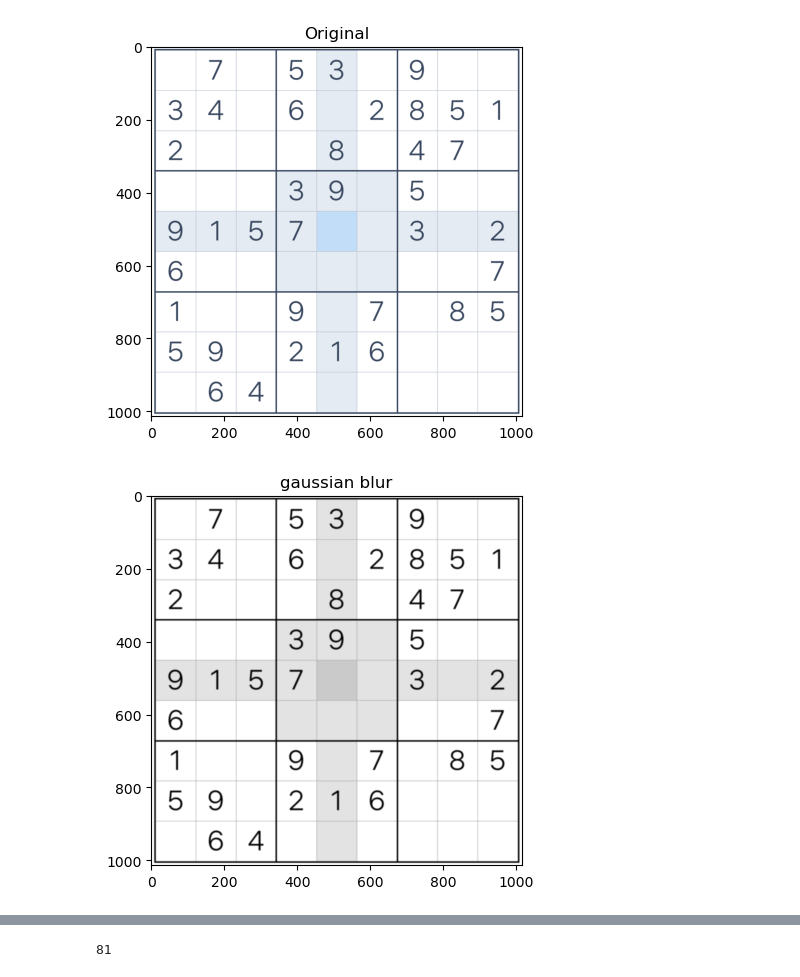
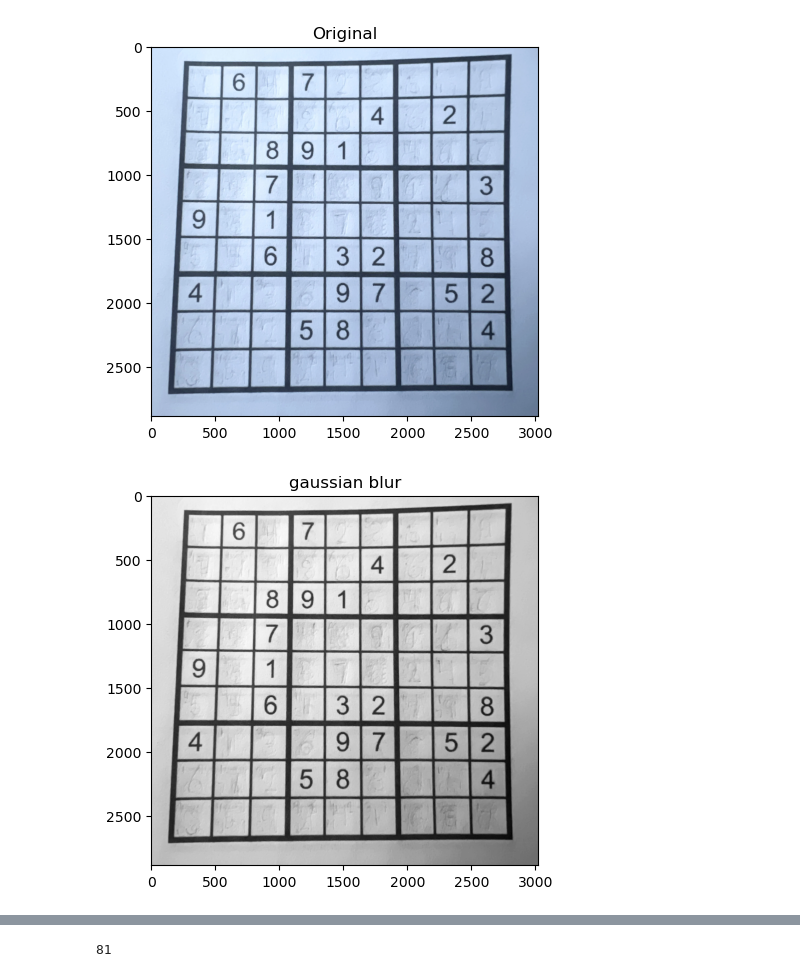
Before and after one commit to ypavanr/sudoku-image-solver, a Jupyter notebook: main.ipynb, the cells around one changed output, grey strips where cells are left out. Cells and saved outputs as stored; diff of their text form; code cells hidden in the pictures.

```diff
--- a/main.ipynb
+++ b/main.ipynb
@@ -1,14 +1,14 @@
 # %%
 import cv2
 import numpy as np
 import matplotlib.pyplot as plt
 
-img = cv2.imread('sudokuTest.png', cv2.IMREAD_COLOR)
+img = cv2.imread('sudokuTest2.png', cv2.IMREAD_COLOR)
 plt.title('Original')
 plt.imshow(cv2.cvtColor(img, cv2.COLOR_BGR2RGB))
 plt.show()
 # %% [output]
-[figure, old version]
+[figure, new version]
 # %%
 gray = cv2.cvtColor(img, cv2.COLOR_BGR2GRAY)
 blurred = cv2.GaussianBlur(gray, (5, 5), 0)
@@ -16,5 +16,5 @@ plt.title('gaussian blur')
 plt.imshow(blurred, cmap='gray')
 plt.show()
 # %% [output]
-[figure, old version]
+[figure, new version]
 # %%
```
Also changed, not shown: parts of 7 cells of this notebook, 5 other files.
